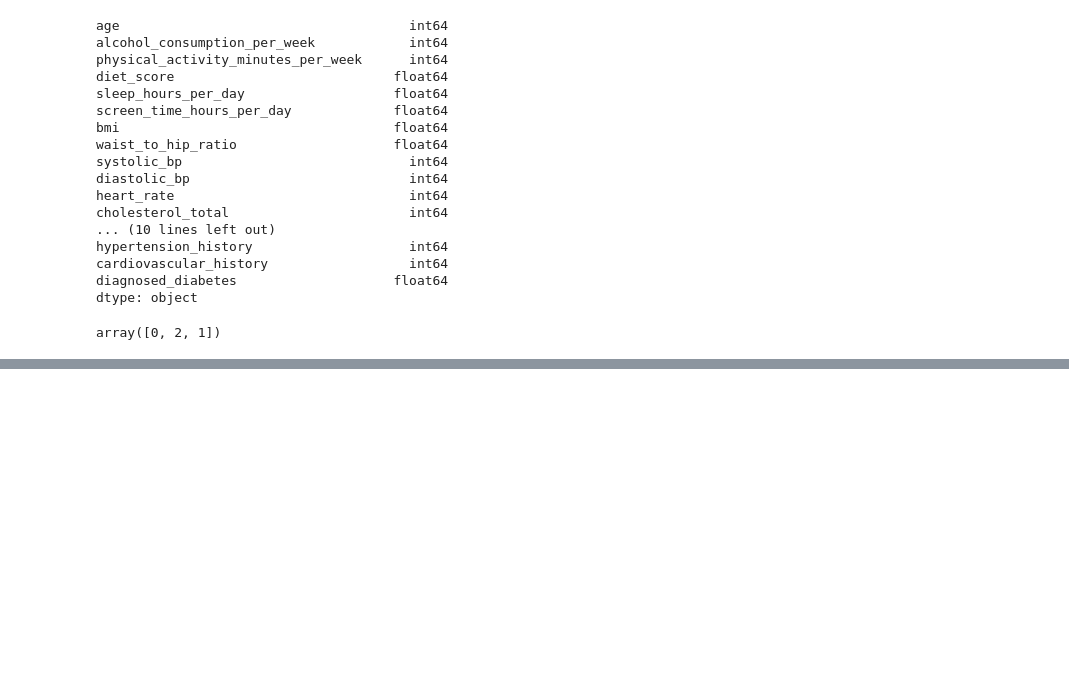
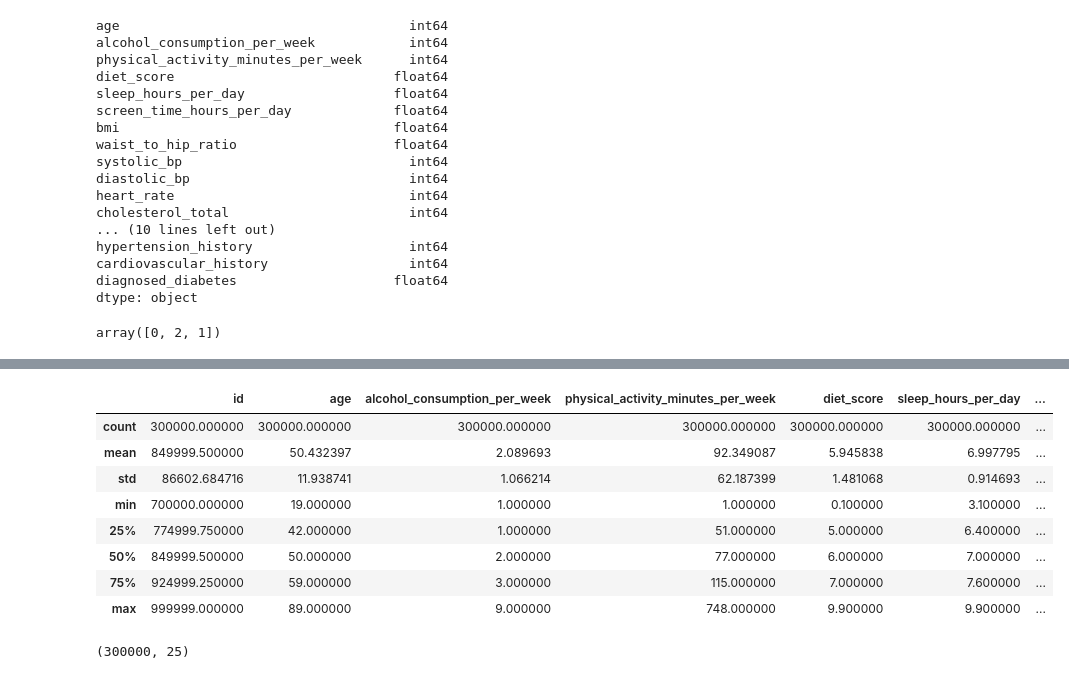
Before and after one commit to Namith31/Diabetes-Prediction, a Jupyter notebook: main.ipynb, the cells around one changed output, grey strips where cells are left out. Saved outputs shown, nothing was run; the diff lists cells and outputs as text; code cells hidden in the pictures; blank space fills up the shorter version.

```diff
--- a/main.ipynb
+++ b/main.ipynb
@@ -240,0 +307,16 @@ array([0, 2, 1])
+# %%
+test_data.describe()
+# %% [output]
+|  | id | age | alcohol_consumption_per_week | physical_activity_minutes_per_week | diet_score | sleep_hours_per_day | ... |
+| count | 300000.000000 | 300000.000000 | 300000.000000 | 300000.000000 | 300000.000000 | 300000.000000 | ... |
+| mean | 849999.500000 | 50.432397 | 2.089693 | 92.349087 | 5.945838 | 6.997795 | ... |
+| std | 86602.684716 | 11.938741 | 1.066214 | 62.187399 | 1.481068 | 0.914693 | ... |
+| min | 700000.000000 | 19.000000 | 1.000000 | 1.000000 | 0.100000 | 3.100000 | ... |
+| 25% | 774999.750000 | 42.000000 | 1.000000 | 51.000000 | 5.000000 | 6.400000 | ... |
+| 50% | 849999.500000 | 50.000000 | 2.000000 | 77.000000 | 6.000000 | 7.000000 | ... |
+| 75% | 924999.250000 | 59.000000 | 3.000000 | 115.000000 | 7.000000 | 7.600000 | ... |
+| max | 999999.000000 | 89.000000 | 9.000000 | 748.000000 | 9.900000 | 9.900000 | ... |
+# %%
+test_data.shape
+# %% [output]
+(300000, 25)
```
Also changed, not shown: parts of 21 cells of this notebook, 1 other file.
